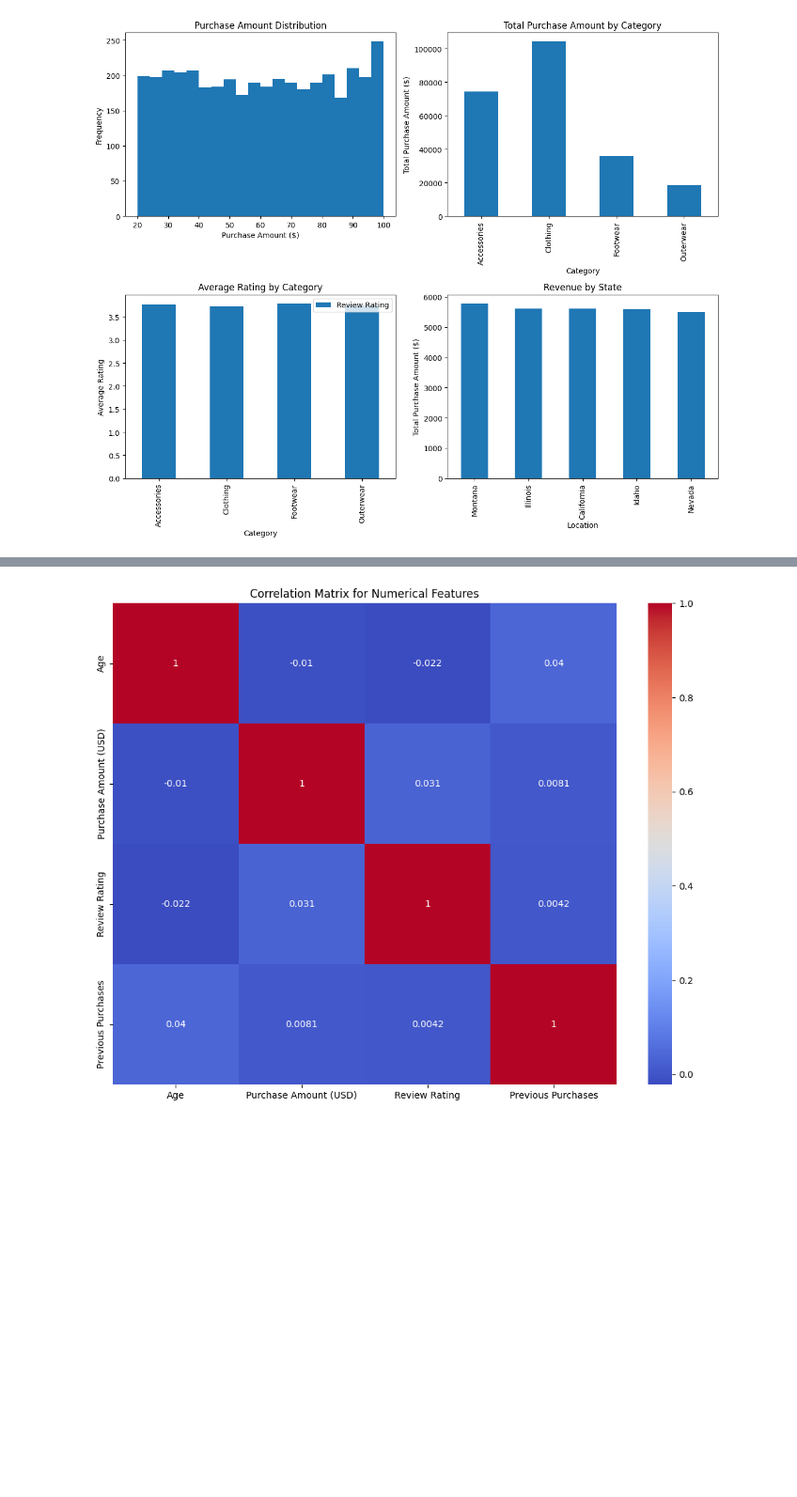
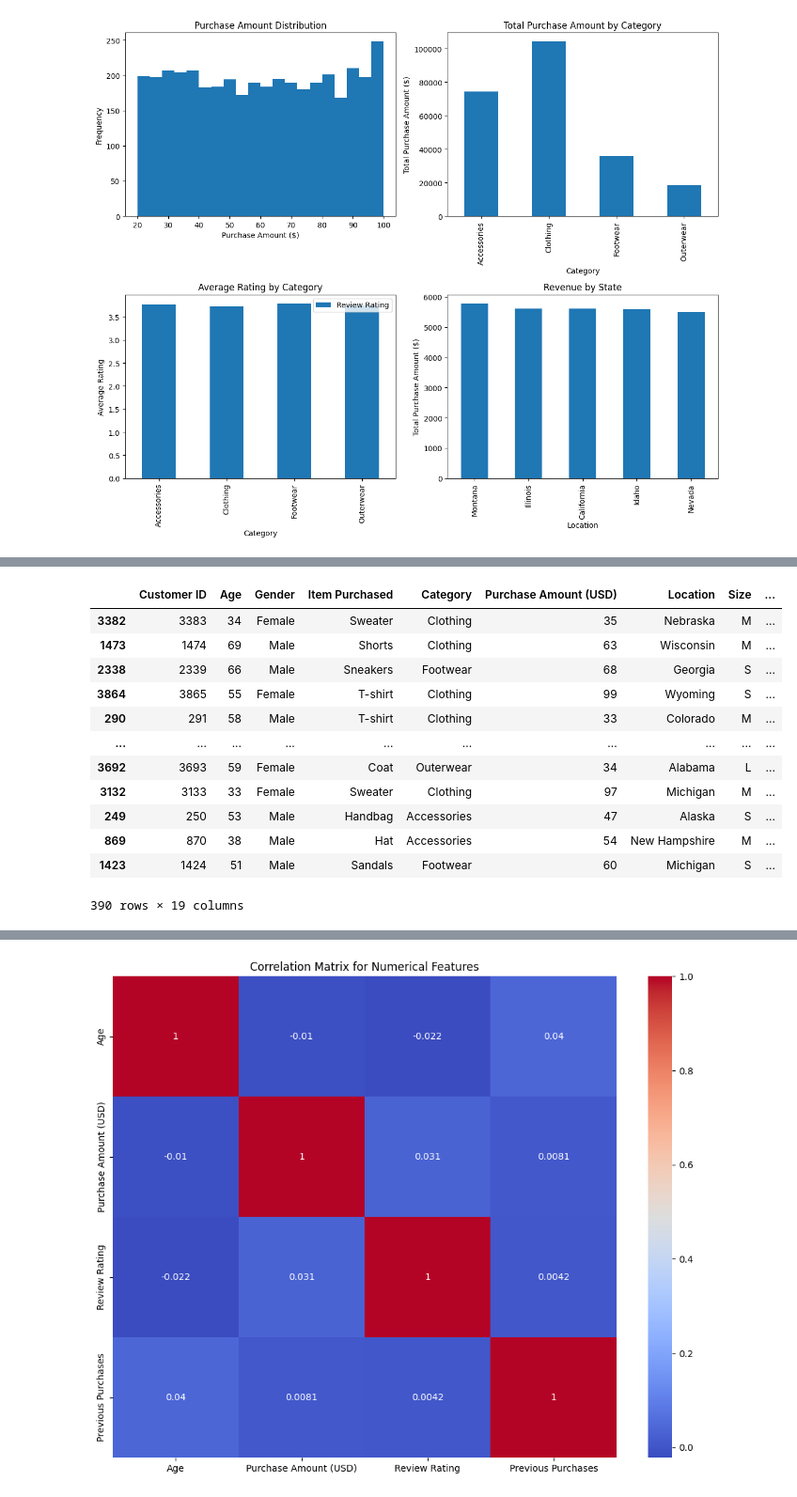
Before and after one commit to Samarth-Pawan/Data-Mining_Customer-Shopping-Trends, a Jupyter notebook: Data_Mining/data_preproc.ipynb, the cells around one changed output, grey strips where cells are left out. Shown: that part at 94% size. Saved outputs shown, nothing was run; the diff lists cells and outputs as text; code cells hidden in the pictures; blank space fills up the shorter version.

```diff
--- a/Data_Mining/data_preproc.ipynb
+++ b/Data_Mining/data_preproc.ipynb
@@ -292,4 +270,19 @@ print(stratified_sample)
 # %%
 
 # For simple random sampling
 random_sample = df.sample(n=390)  # Or a fraction can be used
+random_sample
+# %% [output]
+|  | Customer ID | Age | Gender | Item Purchased | Category | Purchase Amount (USD) | Location | Size | ... |
+| 3382 | 3383 | 34 | Female | Sweater | Clothing | 35 | Nebraska | M | ... |
+| 1473 | 1474 | 69 | Male | Shorts | Clothing | 63 | Wisconsin | M | ... |
+| 2338 | 2339 | 66 | Male | Sneakers | Footwear | 68 | Georgia | S | ... |
+| 3864 | 3865 | 55 | Female | T-shirt | Clothing | 99 | Wyoming | S | ... |
+| 290 | 291 | 58 | Male | T-shirt | Clothing | 33 | Colorado | M | ... |
+| ... | ... | ... | ... | ... | ... | ... | ... | ... | ... |
+| 3692 | 3693 | 59 | Female | Coat | Outerwear | 34 | Alabama | L | ... |
+| 3132 | 3133 | 33 | Female | Sweater | Clothing | 97 | Michigan | M | ... |
+| 249 | 250 | 53 | Male | Handbag | Accessories | 47 | Alaska | S | ... |
+| 869 | 870 | 38 | Male | Hat | Accessories | 54 | New Hampshire | M | ... |
+| 1423 | 1424 | 51 | Male | Sandals | Footwear | 60 | Michigan | S | ... |
+390 rows × 19 columns
```
Also changed, not shown: parts of 6 cells of this notebook.
